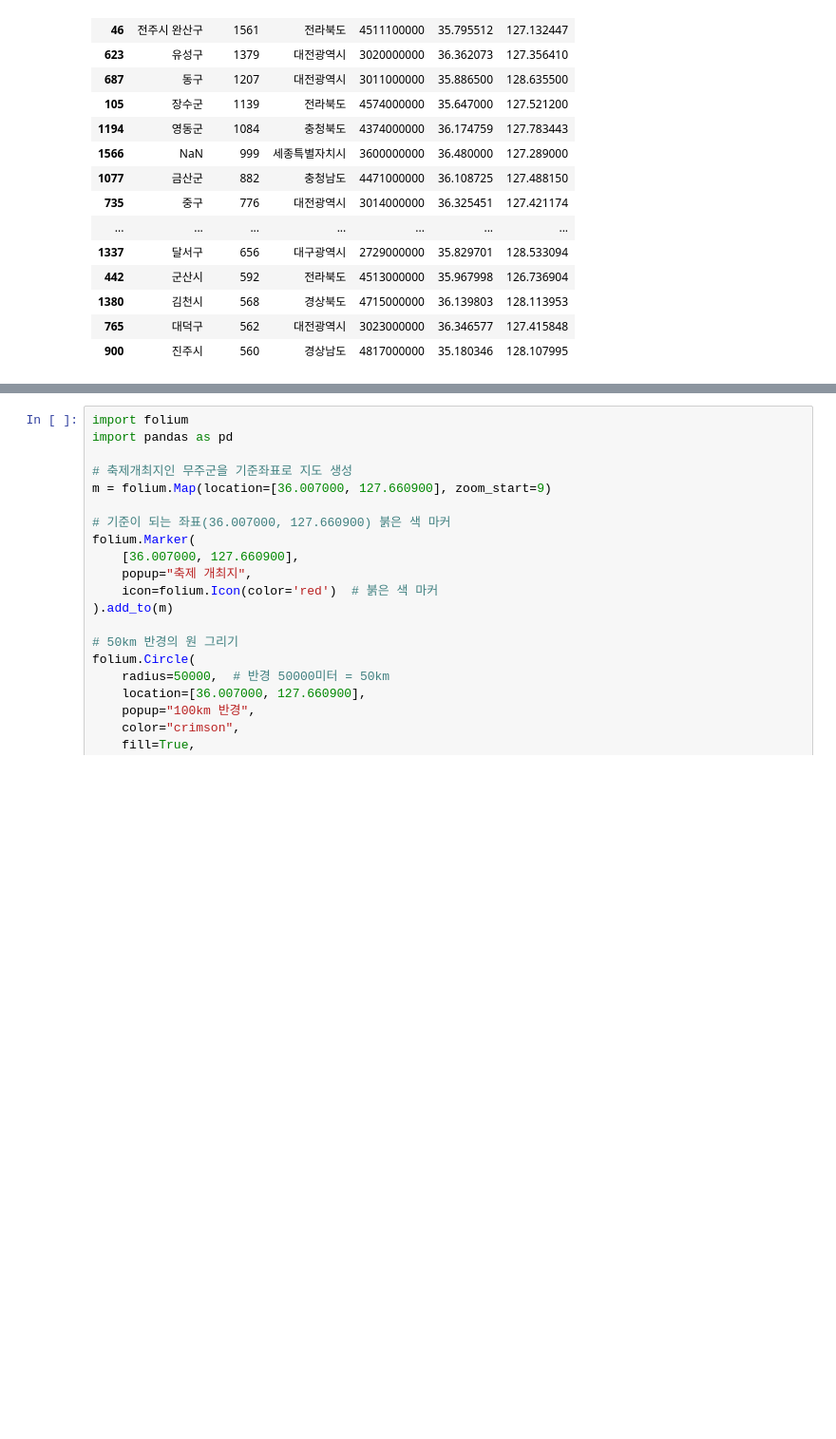
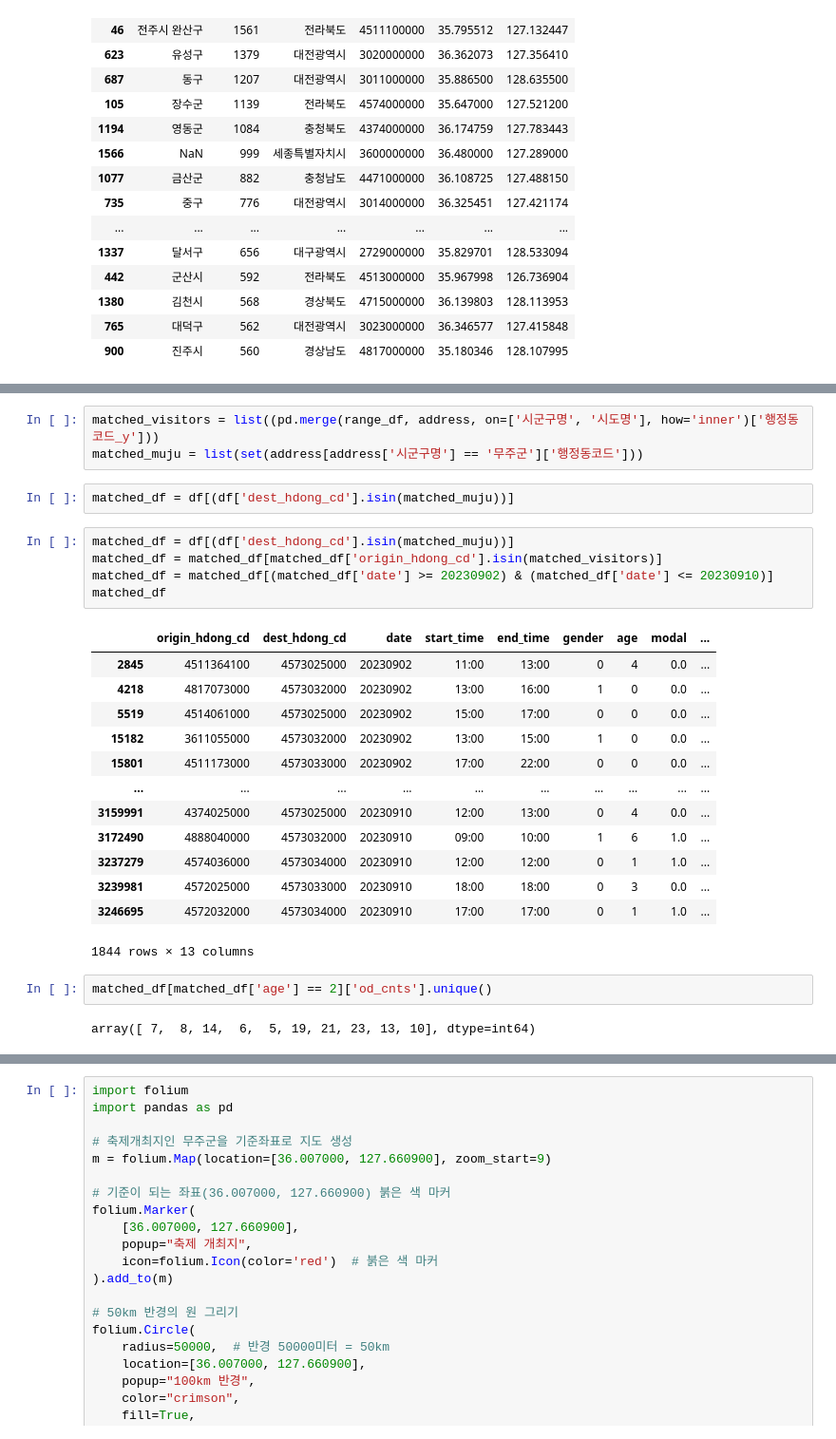
Before and after one commit to NongShiN/2024_bigcontest_muju_festival_shuttle_bus, a Jupyter notebook: EDA/chanwoong/festival_eda.ipynb, the cells around one changed output, grey strips where cells are left out. Shown at 95% size. Drawn from its saved outputs; the diff is of its cells as text; blank space fills up the shorter version.

```diff
--- a/EDA/chanwoong/festival_eda.ipynb
+++ b/EDA/chanwoong/festival_eda.ipynb
@@ -473,0 +520,28 @@ range_df
+# %%
+matched_visitors = list((pd.merge(range_df, address, on=['시군구명', '시도명'], how='inner')['행정동코드_y']))
+matched_muju = list(set(address[address['시군구명'] == '무주군']['행정동코드']))
+# %%
+matched_df = df[(df['dest_hdong_cd'].isin(matched_muju))]
+# %%
+matched_df = df[(df['dest_hdong_cd'].isin(matched_muju))]
+matched_df = matched_df[matched_df['origin_hdong_cd'].isin(matched_visitors)]
+matched_df = matched_df[(matched_df['date'] >= 20230902) & (matched_df['date'] <= 20230910)]
+matched_df
+# %% [output]
+|  | origin_hdong_cd | dest_hdong_cd | date | start_time | end_time | gender | age | modal | ... |
+| 2845 | 4511364100 | 4573025000 | 20230902 | 11:00 | 13:00 | 0 | 4 | 0.0 | ... |
+| 4218 | 4817073000 | 4573032000 | 20230902 | 13:00 | 16:00 | 1 | 0 | 0.0 | ... |
+| 5519 | 4514061000 | 4573025000 | 20230902 | 15:00 | 17:00 | 0 | 0 | 0.0 | ... |
+| 15182 | 3611055000 | 4573032000 | 20230902 | 13:00 | 15:00 | 1 | 0 | 0.0 | ... |
+| 15801 | 4511173000 | 4573033000 | 20230902 | 17:00 | 22:00 | 0 | 0 | 0.0 | ... |
+| ... | ... | ... | ... | ... | ... | ... | ... | ... | ... |
+| 3159991 | 4374025000 | 4573025000 | 20230910 | 12:00 | 13:00 | 0 | 4 | 0.0 | ... |
+| 3172490 | 4888040000 | 4573032000 | 20230910 | 09:00 | 10:00 | 1 | 6 | 1.0 | ... |
+| 3237279 | 4574036000 | 4573034000 | 20230910 | 12:00 | 12:00 | 0 | 1 | 1.0 | ... |
+| 3239981 | 4572025000 | 4573033000 | 20230910 | 18:00 | 18:00 | 0 | 3 | 0.0 | ... |
+| 3246695 | 4572032000 | 4573034000 | 20230910 | 17:00 | 17:00 | 0 | 1 | 1.0 | ... |
+1844 rows × 13 columns
+# %%
+matched_df[matched_df['age'] == 2]['od_cnts'].unique()
+# %% [output]
+array([ 7,  8, 14,  6,  5, 19, 21, 23, 13, 10], dtype=int64)
```
Also changed, not shown: parts of 5 cells of this notebook.
